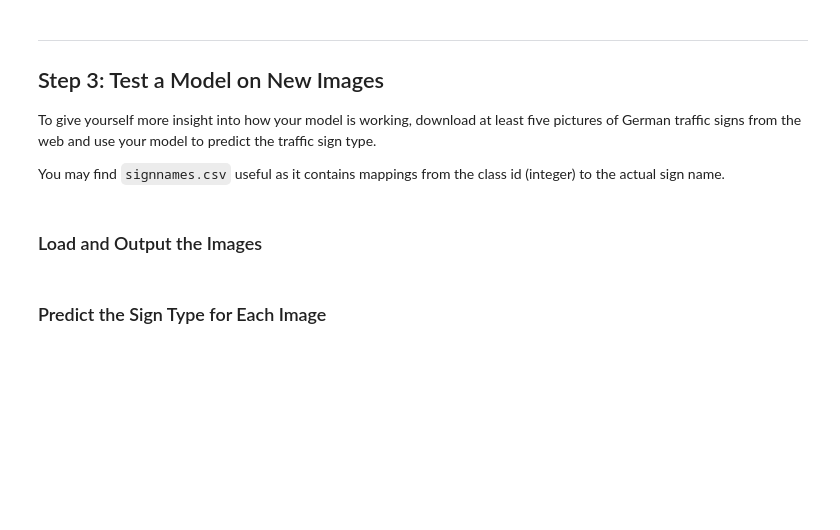
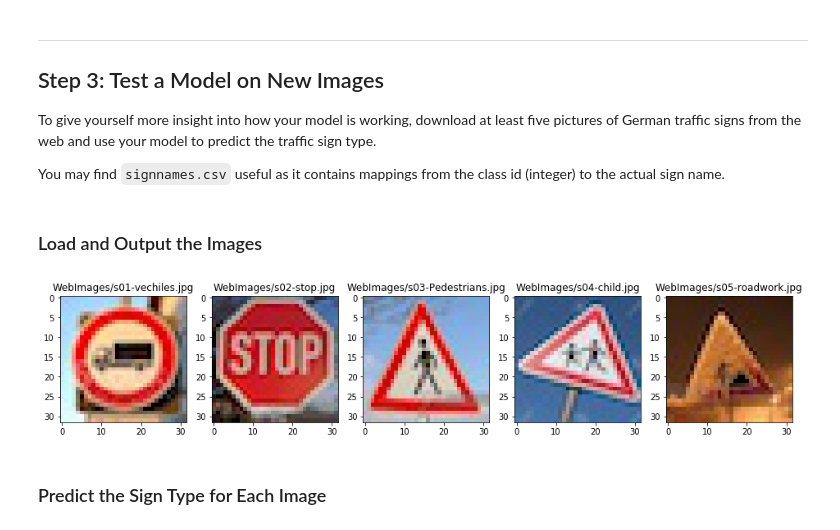
Before and after one commit to Guocheng99/CarND-TrafficSign-P2, a Jupyter notebook: Traffic_Sign_Classifier.ipynb, the cells around one changed output. Drawn from its saved outputs; the diff is of its cells as text; code cells hidden in the pictures; blank space fills up the shorter version.

```diff
--- a/Traffic_Sign_Classifier.ipynb
+++ b/Traffic_Sign_Classifier.ipynb
@@ -1059,23 +1210,26 @@ You may find `signnames.csv` useful as it contains mappings from the class id (i
 # %%
 import numpy as np
 import cv2
 import os
 import matplotlib.pyplot as plt
 # Visualizations will be shown in the notebook.
 %matplotlib inline
 import glob
 import matplotlib.image as mpimg
 
 
 webImagesDir = 'WebImages'
 imageNames = glob.glob('WebImages/*.jpg')
 webImages = np.array([ mpimg.imread('./' + imgName ) for imgName in imageNames ])
 
-fig, axes = plt.subplots(ncols=len(webImages), figsize=(16, 8))
-for ax, image, imageName in zip(axes, webImages, imageNames):
-    ax.imshow(image)
-    #ax.set_title(imageName)
+plt.figure(1, figsize=(16,16))
+for idx, image, imageName in zip(range(len(webImages)), webImages, imageNames):
+    plt.subplot(2,5, idx+1)
+    plt.imshow(image)
+    plt.title(imageName)
 plt.show()
+# %% [output]
+[figure, added]
 # %% [markdown]
 ### Predict the Sign Type for Each Image
 # %%
```
Also changed, not shown: parts of 28 cells of this notebook, 18 other files.
